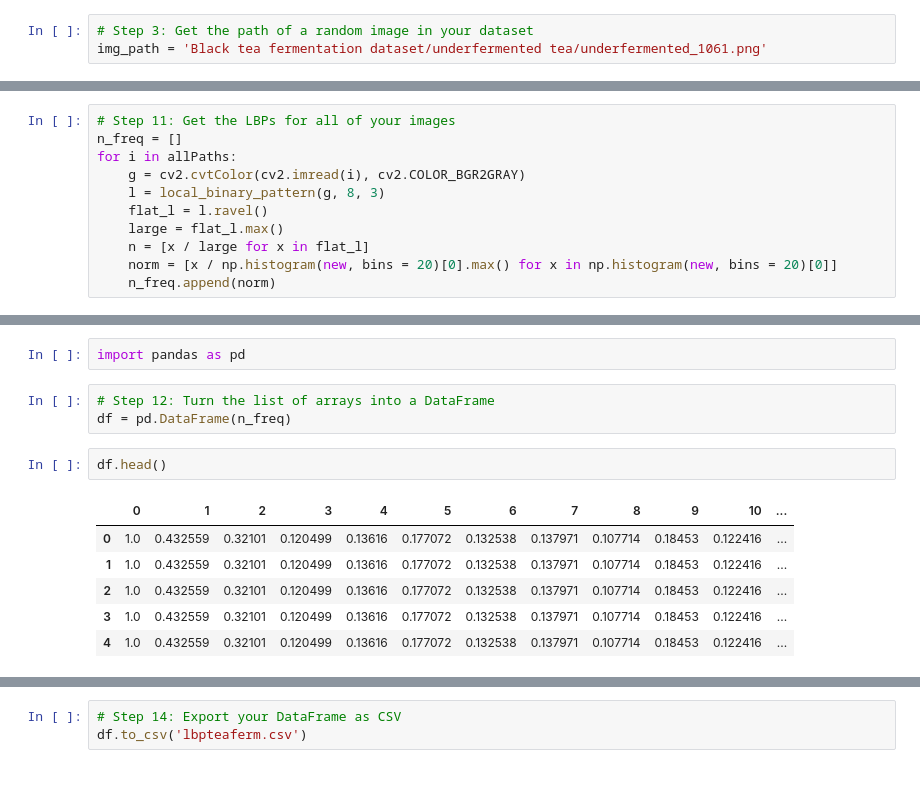
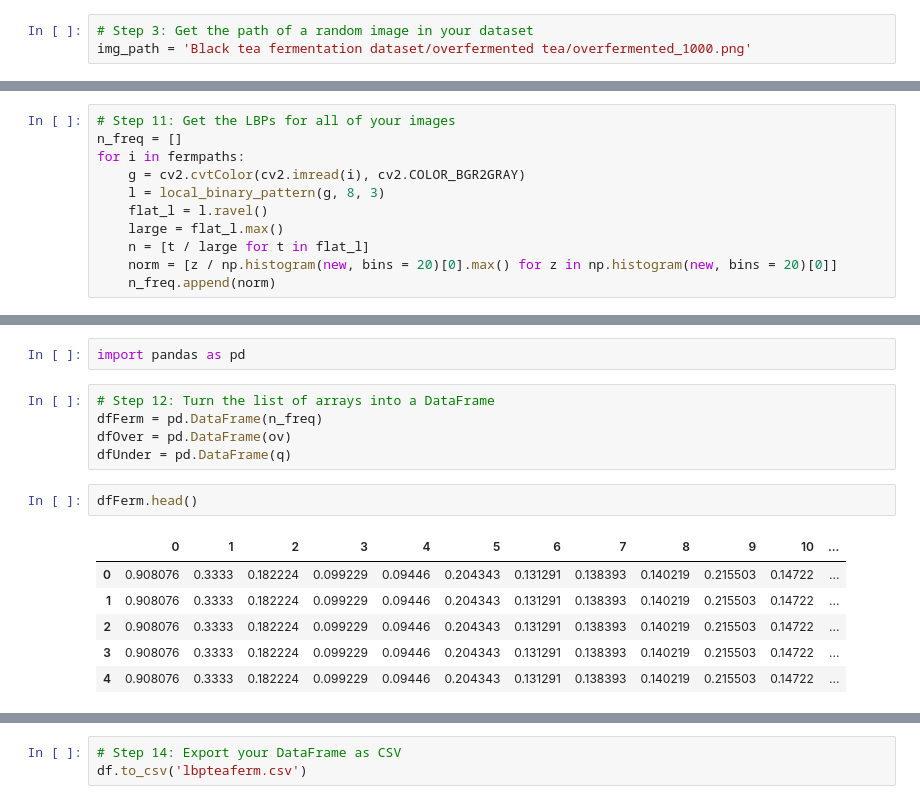
Before and after one commit to daanishrasheed/TeaFermentationDetection, a Jupyter notebook: Project Tea Fermentation (Part IV).ipynb, the cells around one changed output, grey strips where cells are left out. Saved outputs shown, nothing was run; the diff lists cells and outputs as text.

```diff
--- a/Project Tea Fermentation (Part IV).ipynb
+++ b/Project Tea Fermentation (Part IV).ipynb
@@ -25,7 +35,7 @@ import matplotlib.image as mpimg
 import numpy as np
 # %%
 # Step 3: Get the path of a random image in your dataset
-img_path = 'Black tea fermentation dataset/underfermented tea/underfermented_1061.png'
+img_path = 'Black tea fermentation dataset/overfermented tea/overfermented_1000.png'
 # %%
 # Step 4: Visualize the image you've chosen
 plt.imshow(mpimg.imread(img_path))
@@ -128,11 +138,11 @@ len(allPaths)
 # %%
 # Step 11: Get the LBPs for all of your images
 n_freq = []
-for i in allPaths:
+for i in fermpaths:
     g = cv2.cvtColor(cv2.imread(i), cv2.COLOR_BGR2GRAY)
     l = local_binary_pattern(g, 8, 3)
     flat_l = l.ravel()
     large = flat_l.max()
-    n = [x / large for x in flat_l]
-    norm = [x / np.histogram(new, bins = 20)[0].max() for x in np.histogram(new, bins = 20)[0]]
+    n = [t / large for t in flat_l]
+    norm = [z / np.histogram(new, bins = 20)[0].max() for z in np.histogram(new, bins = 20)[0]]
     n_freq.append(norm)
@@ -140,13 +170,15 @@ for i in allPaths:
 import pandas as pd
 # %%
 # Step 12: Turn the list of arrays into a DataFrame
-df = pd.DataFrame(n_freq)
+dfFerm = pd.DataFrame(n_freq)
+dfOver = pd.DataFrame(ov)
+dfUnder = pd.DataFrame(q)
 # %%
-df.head()
+dfFerm.head()
 # %% [output]
 |  | 0 | 1 | 2 | 3 | 4 | 5 | 6 | 7 | 8 | 9 | 10 | ... |
-| 0 | 1.0 | 0.432559 | 0.32101 | 0.120499 | 0.13616 | 0.177072 | 0.132538 | 0.137971 | 0.107714 | 0.18453 | 0.122416 | ... |
-| 1 | 1.0 | 0.432559 | 0.32101 | 0.120499 | 0.13616 | 0.177072 | 0.132538 | 0.137971 | 0.107714 | 0.18453 | 0.122416 | ... |
-| 2 | 1.0 | 0.432559 | 0.32101 | 0.120499 | 0.13616 | 0.177072 | 0.132538 | 0.137971 | 0.107714 | 0.18453 | 0.122416 | ... |
-| 3 | 1.0 | 0.432559 | 0.32101 | 0.120499 | 0.13616 | 0.177072 | 0.132538 | 0.137971 | 0.107714 | 0.18453 | 0.122416 | ... |
-| 4 | 1.0 | 0.432559 | 0.32101 | 0.120499 | 0.13616 | 0.177072 | 0.132538 | 0.137971 | 0.107714 | 0.18453 | 0.122416 | ... |
+| 0 | 0.908076 | 0.3333 | 0.182224 | 0.099229 | 0.09446 | 0.204343 | 0.131291 | 0.138393 | 0.140219 | 0.215503 | 0.14722 | ... |
+| 1 | 0.908076 | 0.3333 | 0.182224 | 0.099229 | 0.09446 | 0.204343 | 0.131291 | 0.138393 | 0.140219 | 0.215503 | 0.14722 | ... |
+| 2 | 0.908076 | 0.3333 | 0.182224 | 0.099229 | 0.09446 | 0.204343 | 0.131291 | 0.138393 | 0.140219 | 0.215503 | 0.14722 | ... |
+| 3 | 0.908076 | 0.3333 | 0.182224 | 0.099229 | 0.09446 | 0.204343 | 0.131291 | 0.138393 | 0.140219 | 0.215503 | 0.14722 | ... |
+| 4 | 0.908076 | 0.3333 | 0.182224 | 0.099229 | 0.09446 | 0.204343 | 0.131291 | 0.138393 | 0.140219 | 0.215503 | 0.14722 | ... |
```
Also changed, not shown: parts of 11 cells of this notebook, 2 other files.
